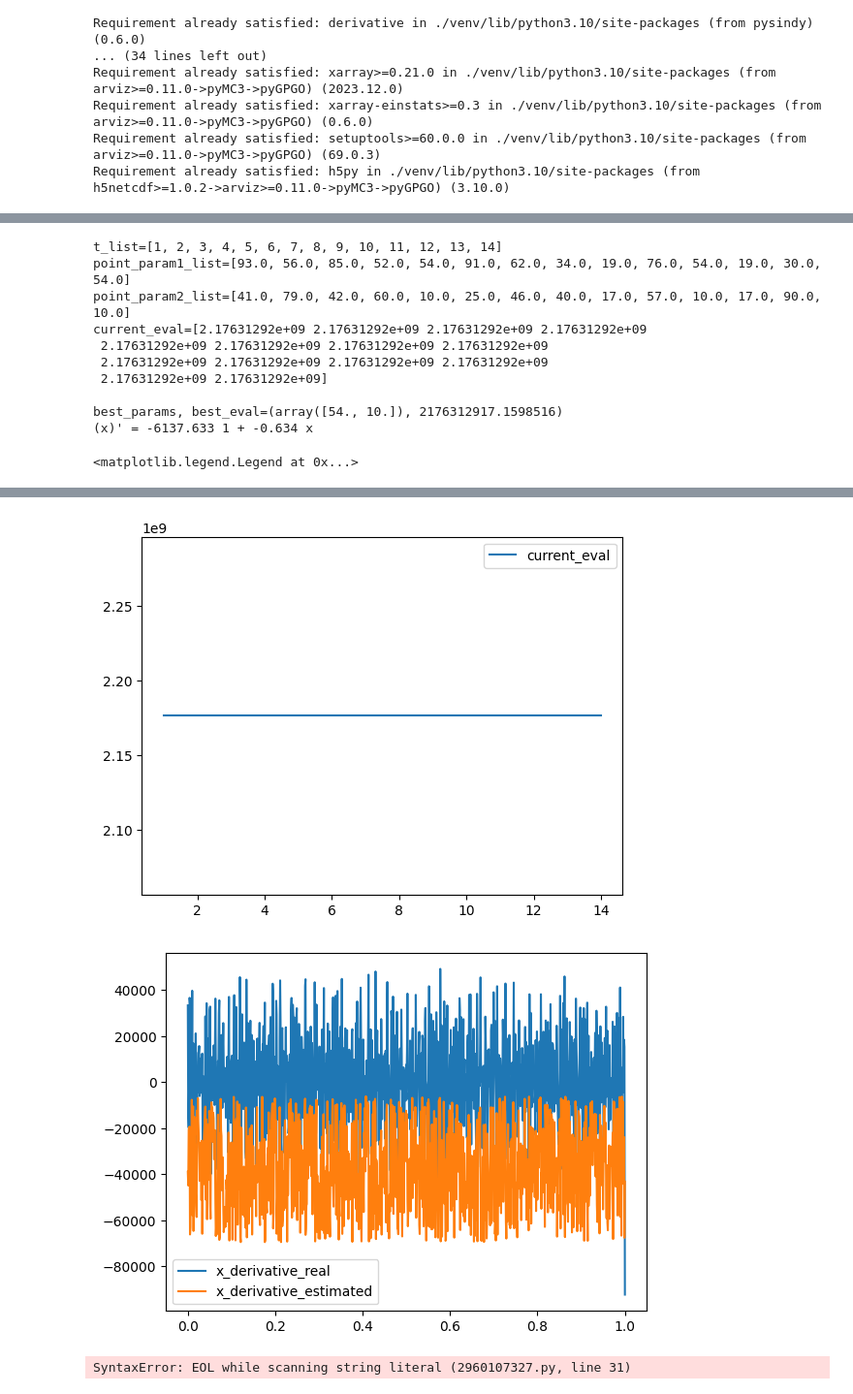
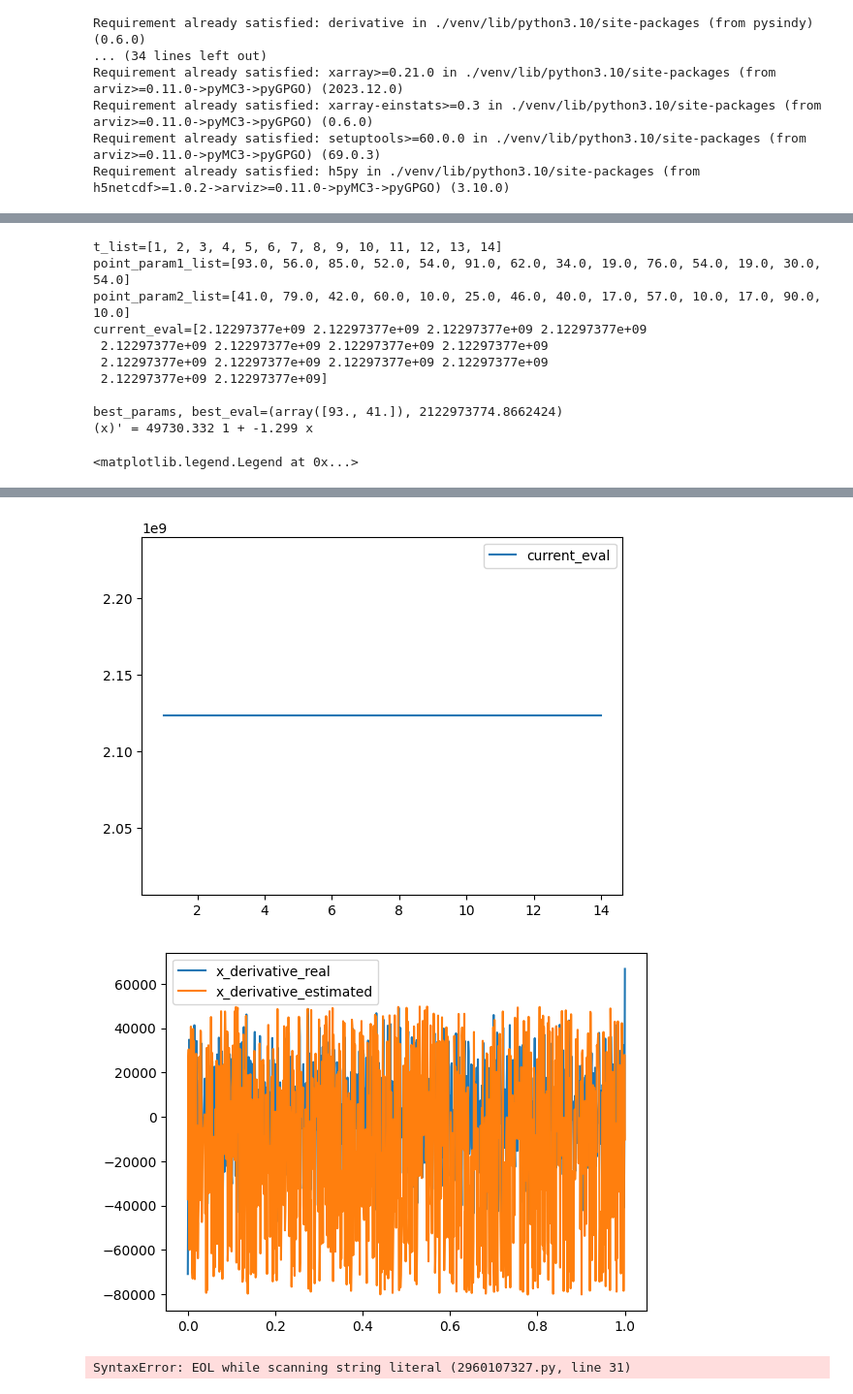
Before and after one commit to sp-others/andrei_thesis, a Jupyter notebook: Licenta.ipynb, the cells around one changed output, grey strips where cells are left out. Shown at 97% size. Saved outputs shown, nothing was run; the diff lists cells and outputs as text; code cells hidden in the pictures.

Commit message:
fix best eval

```diff
--- a/Licenta.ipynb
+++ b/Licenta.ipynb
@@ -155,45 +152,44 @@ print(f'current_eval={current_eval_list}')
 
 
 def plot_subplot(x, y, label):
     subplot = plst.figure().add_subplot()
     subplot.plot(x, y, label = label)
     subplot.legend()
 
 plot_subplot(t_list, param1_list, "param1")
 plot_subplot(t_list, param2_list, "param2")
 plot_subplot(t_list, current_eval_list, "current_eval")
 
-# TODO: is this really the best? and what does best mean here? NOTE that: (1) logger is using self.tau for "best eval." and (2) gpgo.tau is calculated using max
-best_params = params_list[-1]
-best_eval = current_eval_list[-1]
+best_eval = min(current_eval_list)
+best_params = params_list[np.where(current_eval_list == best_eval)][0]
 print(f'\nbest_params, best_eval={best_params, best_eval}')
 
 model, x_data = get_model_and_data(best_params[0], best_params[1])
-model.print() # prints(x)'
+model.print() # prints (x)'
 
 x_derivative_real = model.differentiate(x_data)
 _, x_derivative_estimated = get_x_dot_and_x_dot_predicted(model, x_data) # NOTE that _ = x_derivative_real
 
 derivative_subplot = plst.figure().add_subplot()
 derivative_subplot.plot(TIME, x_derivative_real, label ="x_derivative_real")
 derivative_subplot.plot(TIME, x_derivative_estimated, label ="x_derivative_estimated")
 derivative_subplot.legend()
 # %% [output]
 t_list=[1, 2, 3, 4, 5, 6, 7, 8, 9, 10, 11, 12, 13, 14]
 point_param1_list=[93.0, 56.0, 85.0, 52.0, 54.0, 91.0, 62.0, 34.0, 19.0, 76.0, 54.0, 19.0, 30.0, 54.0]
 point_param2_list=[41.0, 79.0, 42.0, 60.0, 10.0, 25.0, 46.0, 40.0, 17.0, 57.0, 10.0, 17.0, 90.0, 10.0]
-current_eval=[2.17631292e+09 2.17631292e+09 2.17631292e+09 2.17631292e+09
- 2.17631292e+09 2.17631292e+09 2.17631292e+09 2.17631292e+09
- 2.17631292e+09 2.17631292e+09 2.17631292e+09 2.17631292e+09
- 2.17631292e+09 2.17631292e+09]
+current_eval=[2.12297377e+09 2.12297377e+09 2.12297377e+09 2.12297377e+09
+ 2.12297377e+09 2.12297377e+09 2.12297377e+09 2.12297377e+09
+ 2.12297377e+09 2.12297377e+09 2.12297377e+09 2.12297377e+09
+ 2.12297377e+09 2.12297377e+09]
 
-best_params, best_eval=(array([54., 10.]), 2176312917.1598516)
-(x)' = -6137.633 1 + -0.634 x
+best_params, best_eval=(array([93., 41.]), 2122973774.8662424)
+(x)' = 49730.332 1 + -1.299 x
 <matplotlib.legend.Legend at 0x...>
 [figure]
 [figure]
-[figure, old version]
+[figure, new version]
-[figure, old version]
+[figure, new version]
 # %%
 """import numpy as np
 import matplotlib.pyplot as plt
```
Also changed, not shown: parts of 1 cell of this notebook, 1 other file.
